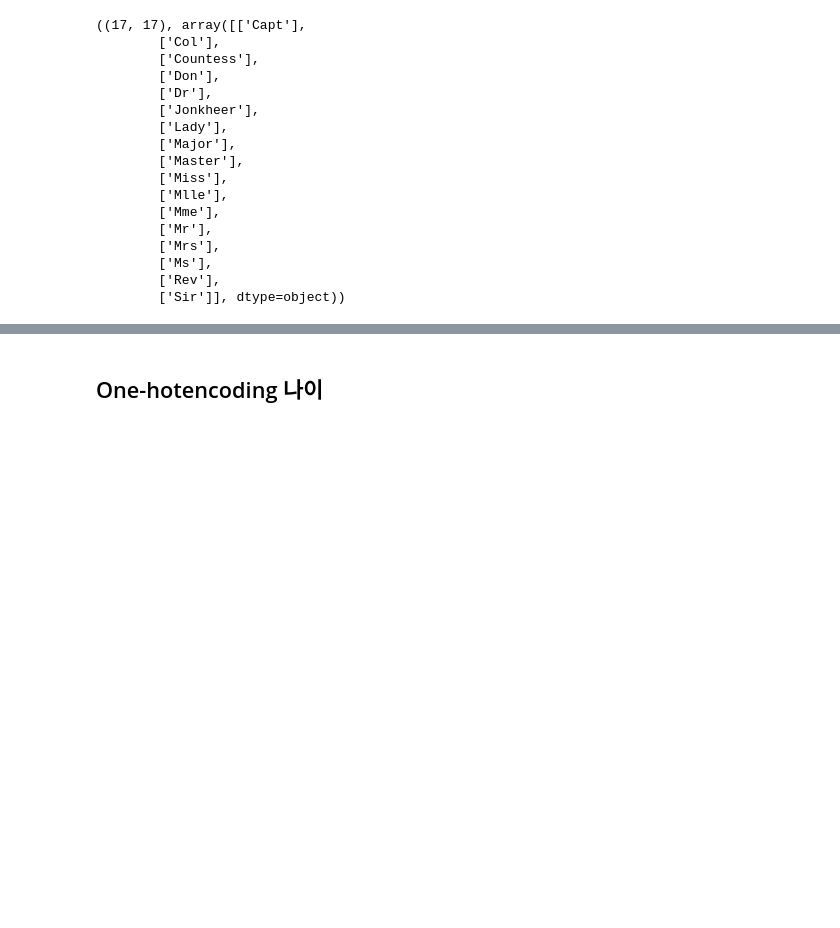
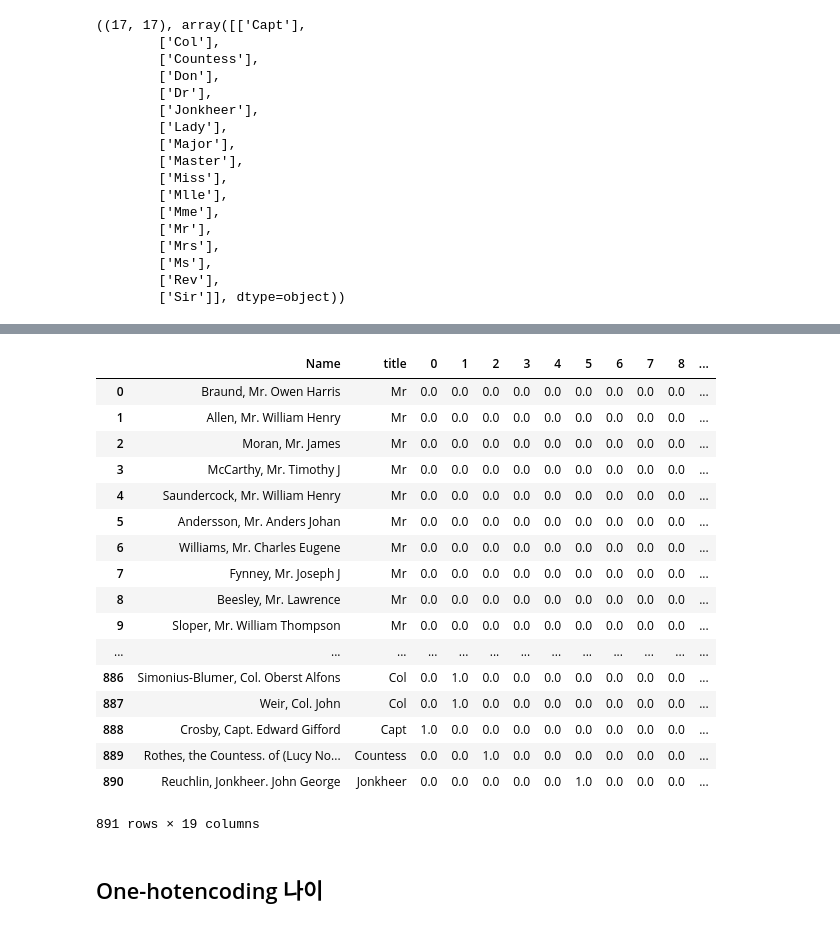
Before and after one commit to goebalgaebal/TIL, a Jupyter notebook: 빅데이터(딥러닝) 활용 AI 설계/딥러닝을 위한 빅데이터 기초/Python/code2/Day4_exercise.ipynb, the cells around one changed output, grey strips where cells are left out. Saved outputs shown, nothing was run; the diff lists cells and outputs as text; code cells hidden in the pictures; blank space fills up the shorter version.

```diff
--- a/빅데이터(딥러닝) 활용 AI 설계/딥러닝을 위한 빅데이터 기초/Python/code2/Day4_exercise.ipynb
+++ b/빅데이터(딥러닝) 활용 AI 설계/딥러닝을 위한 빅데이터 기초/Python/code2/Day4_exercise.ipynb
@@ -387,3 +449,25 @@ tempDf
+# %%
+printlist = ["Name", "title"] + [i for i in range(17)]
+titanic.loc[:, printlist]
+# %% [output]
+|  | Name | title | 0 | 1 | 2 | 3 | 4 | 5 | 6 | 7 | 8 | ... |
+| 0 | Braund, Mr. Owen Harris | Mr | 0.0 | 0.0 | 0.0 | 0.0 | 0.0 | 0.0 | 0.0 | 0.0 | 0.0 | ... |
+| 1 | Allen, Mr. William Henry | Mr | 0.0 | 0.0 | 0.0 | 0.0 | 0.0 | 0.0 | 0.0 | 0.0 | 0.0 | ... |
+| 2 | Moran, Mr. James | Mr | 0.0 | 0.0 | 0.0 | 0.0 | 0.0 | 0.0 | 0.0 | 0.0 | 0.0 | ... |
+| 3 | McCarthy, Mr. Timothy J | Mr | 0.0 | 0.0 | 0.0 | 0.0 | 0.0 | 0.0 | 0.0 | 0.0 | 0.0 | ... |
+| 4 | Saundercock, Mr. William Henry | Mr | 0.0 | 0.0 | 0.0 | 0.0 | 0.0 | 0.0 | 0.0 | 0.0 | 0.0 | ... |
+| 5 | Andersson, Mr. Anders Johan | Mr | 0.0 | 0.0 | 0.0 | 0.0 | 0.0 | 0.0 | 0.0 | 0.0 | 0.0 | ... |
+| 6 | Williams, Mr. Charles Eugene | Mr | 0.0 | 0.0 | 0.0 | 0.0 | 0.0 | 0.0 | 0.0 | 0.0 | 0.0 | ... |
+| 7 | Fynney, Mr. Joseph J | Mr | 0.0 | 0.0 | 0.0 | 0.0 | 0.0 | 0.0 | 0.0 | 0.0 | 0.0 | ... |
+| 8 | Beesley, Mr. Lawrence | Mr | 0.0 | 0.0 | 0.0 | 0.0 | 0.0 | 0.0 | 0.0 | 0.0 | 0.0 | ... |
+| 9 | Sloper, Mr. William Thompson | Mr | 0.0 | 0.0 | 0.0 | 0.0 | 0.0 | 0.0 | 0.0 | 0.0 | 0.0 | ... |
+| ... | ... | ... | ... | ... | ... | ... | ... | ... | ... | ... | ... | ... |
+| 886 | Simonius-Blumer, Col. Oberst Alfons | Col | 0.0 | 1.0 | 0.0 | 0.0 | 0.0 | 0.0 | 0.0 | 0.0 | 0.0 | ... |
+| 887 | Weir, Col. John | Col | 0.0 | 1.0 | 0.0 | 0.0 | 0.0 | 0.0 | 0.0 | 0.0 | 0.0 | ... |
+| 888 | Crosby, Capt. Edward Gifford | Capt | 1.0 | 0.0 | 0.0 | 0.0 | 0.0 | 0.0 | 0.0 | 0.0 | 0.0 | ... |
+| 889 | Rothes, the Countess. of (Lucy No... | Countess | 0.0 | 0.0 | 1.0 | 0.0 | 0.0 | 0.0 | 0.0 | 0.0 | 0.0 | ... |
+| 890 | Reuchlin, Jonkheer. John George | Jonkheer | 0.0 | 0.0 | 0.0 | 0.0 | 0.0 | 1.0 | 0.0 | 0.0 | 0.0 | ... |
+891 rows × 19 columns
 # %% [markdown]
 ## One-hotencoding 나이
 # %%
```
Also changed, not shown: parts of 11 cells of this notebook.
